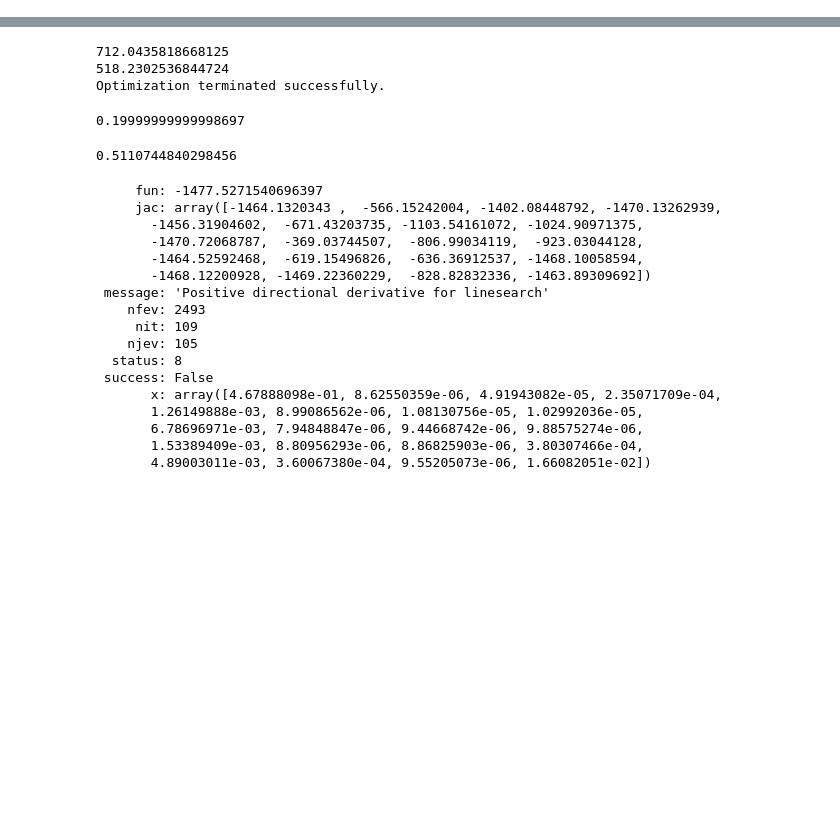
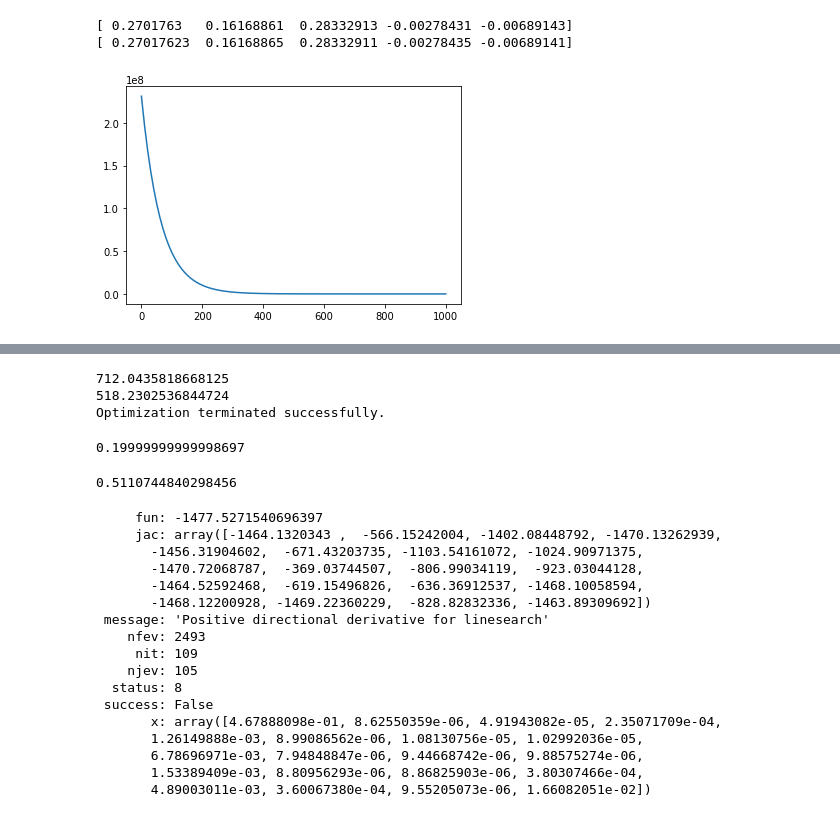
Before and after one commit to rubenvdg/fml-pricing, a Jupyter notebook: notebooks/Untitled.ipynb, the cells around one changed output, grey strips where cells are left out. Cells and saved outputs as stored; diff of their text form; code cells hidden in the pictures; blank space fills up the shorter version.

```diff
--- a/notebooks/Untitled.ipynb
+++ b/notebooks/Untitled.ipynb
@@ -8,0 +13,77 @@ from scipy.optimize import LinearConstraint
+# %%
+seed = 0
+a_range = (0.0, 1.0)
+b_range = (0.001, 0.01)
+n, m = 2, 1
+
+w = np.random.uniform(0, 1, size=m)
+w /= np.sum(w)
+a = [np.random.uniform(*a_range, size=n) for _ in range(m)]
+b = np.random.uniform(*b_range, size=n)
+# %%
+problem = OptimizationProblem(a, b, w)
+
+E, k = problem.E, problem.k
+z_lb = np.exp(-problem.p_ub * problem.b)
+z_ub = np.exp(-problem.p_lb * problem.b)
+x_lb, x_ub = problem.x_lb, problem.x_ub
+x_lb = np.asarray([0.45])
+x_ub = np.asarray([0.46])
+
+x = np.asarray([0.455])
+kx = k @ x
+u = (1 - x) / x
+# %%
+
+from jax import grad
+def _dual(theta):
+
+    lam = theta[:m]
+    nu_lb = - theta[m : n + m]
+    nu_ub = - theta[n + m :]
+    z = jnp.exp((E @ lam + nu_ub - nu_lb) / kx - 1)
+    return kx @ z - lam @ u + nu_lb @ z_lb - nu_ub @ z_ub
+
+theta = jnp.ones(m + 2*n)
+_dual(theta)
+
+g = grad(_dual)
+print(g(theta))
+
+def _dual_gradient(theta):
+    lam = theta[:m]
+    nu_lb = - theta[m : n + m]
+    nu_ub = - theta[n + m :]
+    z = np.exp((E.dot(lam) + nu_ub - nu_lb) / kx - 1)
+
+    # return np.hstack([E.T.dot(z) - u, (z_lb - z) * nu_lb, (z - z_ub) * nu_ub])
+    grad = np.hstack([E.T.dot(z) - u, z - z_lb, z_ub - z])
+    return grad
+
+print(_dual_gradient(theta))
+# %% [output]
+[ 0.2701763   0.16168861  0.28332913 -0.00278431 -0.00689143]
+[ 0.27017623  0.16168865  0.28332911 -0.00278435 -0.00689141]
+# %%
+def dual_new_ub(theta):
+    lam1, lam2, lam3, lam4 = theta[:m], theta[m:2*m], theta[2*m:2*m+n], theta[2*m+n:]
+    z = np.exp((E @ (lam1 - lam2) + lam3 - lam4) / kx - 1)
+    return (
+        z @ kx
+        + (1 - 1 / x_lb) @ lam1
+        + (1 / x_ub - 1) @ lam2
+        - lam3 @ z_ub
+        + lam4 @ z_lb
+    )
+
+
+y = []
+x = np.linspace(0, 1000, 100)
+for lam2 in x:
+    theta = np.asarray([1000, lam2, 0, 0, 0, 0])
+    y.append(dual_new_ub(theta))
+
+plt.plot(x, y)
+plt.show()
+# %% [output]
+[figure, added]
```
Also changed, not shown: parts of 6 cells of this notebook, 6 other files.
